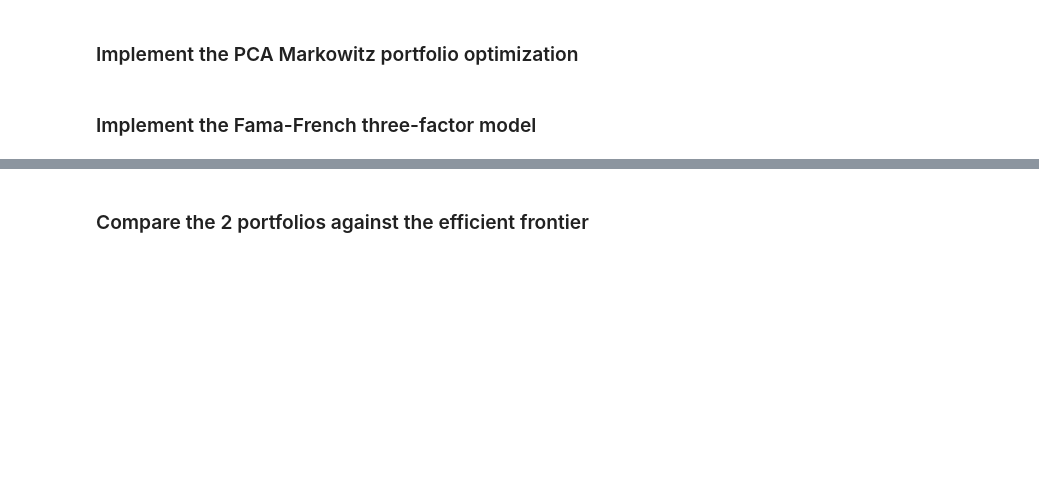
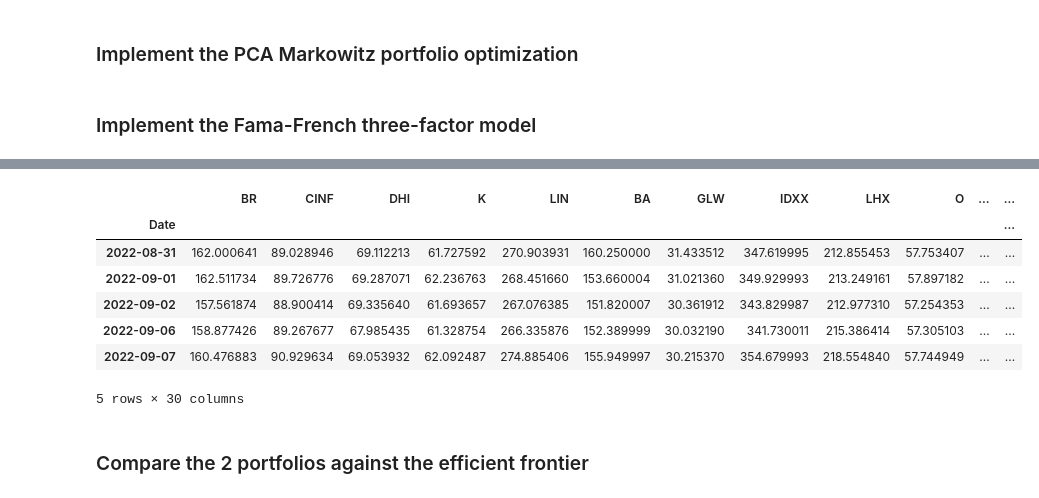
Before and after one commit to donnafaithhh/Fama-Markowitz-Mini-Project, a Jupyter notebook: mini project.ipynb, the cells around one changed output, grey strips where cells are left out. Cells and saved outputs as stored; diff of their text form; code cells hidden in the pictures; blank space fills up the shorter version.

```diff
--- a/mini project.ipynb
+++ b/mini project.ipynb
@@ -140,10 +144,13 @@ filename = r'closing prices.pkl'
 with open(filename, 'rb') as f:
     closing_df = pickle.load(f)
 
+# getting simple returns
+simple_df = closing_df / closing_df.shift()
+simple_df.dropna(how='all', inplace=True)
+
 # getting log returns
-closing_df = np.log(closing_df / closing_df.shift(1))
-closing_df.dropna(how='all', inplace=True)
-closing_df.round(2)
+log_df = np.log(simple_df)
+log_df.round(2)
 # %% [output]
 numpy.core.numeric is deprecated and has been renamed to numpy._core.numeric. The numpy._core namespace contains private NumPy internals and its use is discouraged, as NumPy internals can change witho ...
 |  | BR | CINF | DHI | K | LIN | BA | GLW | IDXX | LHX | O | ... | ... |
@@ -205,0 +223,11 @@ ff_data
+# %%
+closing_df.head()
+# %% [output]
+|  | BR | CINF | DHI | K | LIN | BA | GLW | IDXX | LHX | O | ... | ... |
+| Date |  |  |  |  |  |  |  |  |  |  |  | ... |
+| 2022-08-31 | 162.000641 | 89.028946 | 69.112213 | 61.727592 | 270.903931 | 160.250000 | 31.433512 | 347.619995 | 212.855453 | 57.753407 | ... | ... |
+| 2022-09-01 | 162.511734 | 89.726776 | 69.287071 | 62.236763 | 268.451660 | 153.660004 | 31.021360 | 349.929993 | 213.249161 | 57.897182 | ... | ... |
+| 2022-09-02 | 157.561874 | 88.900414 | 69.335640 | 61.693657 | 267.076385 | 151.820007 | 30.361912 | 343.829987 | 212.977310 | 57.254353 | ... | ... |
+| 2022-09-06 | 158.877426 | 89.267677 | 67.985435 | 61.328754 | 266.335876 | 152.389999 | 30.032190 | 341.730011 | 215.386414 | 57.305103 | ... | ... |
+| 2022-09-07 | 160.476883 | 90.929634 | 69.053932 | 62.092487 | 274.885406 | 155.949997 | 30.215370 | 354.679993 | 218.554840 | 57.744949 | ... | ... |
+5 rows × 30 columns
```
Also changed, not shown: parts of 3 cells of this notebook.
